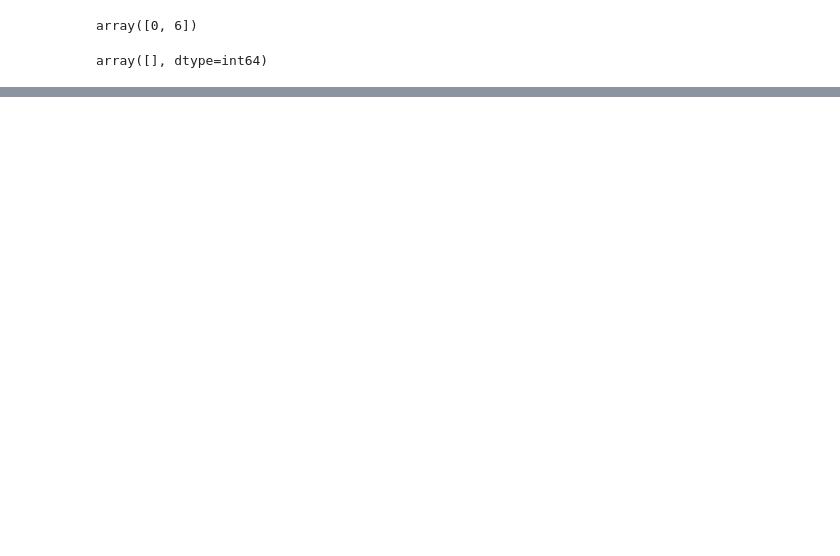
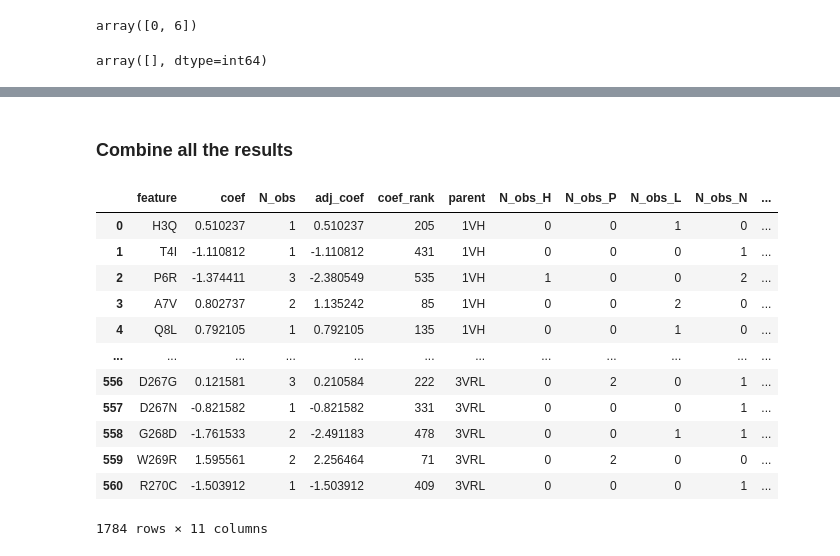
Before and after one commit to RomeroLab/sadx-latent-function, a Jupyter notebook: projects/Biochemical_Ordinal/scripts/Ordinal Regression Oct22.ipynb, the cells around one changed output, grey strips where cells are left out. Saved outputs shown, nothing was run; the diff lists cells and outputs as text; code cells hidden in the pictures; blank space fills up the shorter version.

Commit message:
saving results from all three ordinal regressions

```diff
--- a/projects/Biochemical_Ordinal/scripts/Ordinal Regression Oct22.ipynb
+++ b/projects/Biochemical_Ordinal/scripts/Ordinal Regression Oct22.ipynb
@@ -678,0 +331,9 @@ Predicted response.  [3 3 2 3 2 3 2 3 2 3 3]
+# %%
+# Try out model with alpha = 1.0. This will get overwritten in the gridsearch
+model = mord.LogisticAT(alpha=0.1)
+#model = LogisticAT(alpha=1.0)
+
+model.fit(X, y)
+
+# The score is negative of mean absolute error between prediction and response vector
+print(f"Model Score with alpha={model.alpha} : {model.score(X, y):.2f}")
@@ -678,0 +342,15 @@ Predicted response.  [3 3 2 3 2 3 2 3 2 3 3]
+# %%
+results = pd.DataFrame({'feature':enc.features, 'coef':model.coef_,
+                        'N_obs':X.sum(axis=0).astype(int)})
+results["adj_coef"] = results.coef * np.sqrt(results["N_obs"])
+results["coef_rank"] = 1
+results.loc[np.argsort(results.adj_coef.to_numpy()), "coef_rank"] = np.arange(1, len(results)+1)[::-1]
+
+results["parent"]  = parent
+# count the number of observations in each response category for a feature
+for category, response in response_map.items():
+    results["N_obs_" + category] = \
+            X[y == response, :].sum(axis=0).astype(int)
+
+all_results.append(results)
+results.sort_values(['adj_coef'], ascending=False)
@@ -678,0 +371,36 @@ Predicted response.  [3 3 2 3 2 3 2 3 2 3 3]
+# %% [markdown]
+### Combine all the results
+# %%
+all_results_pd = pd.concat(all_results)
+# %%
+all_results_pd["c_feature"] = all_results_pd.feature.str.slice(1, None)
+
+
+# write out to excel
+
+model_results_excel_filename = f"../output/ordinal_Oct22_model_results.xlsx"
+
+
+with pd.ExcelWriter(model_results_excel_filename, mode='w') as writer:
+
+    all_results_pd.to_excel(
+        writer, index=False, sheet_name="feature_scores")
+
+    #df_model_scores.sort_values("seq_scores", ascending=False).to_excel(
+    #    writer, sheet_name='seq_scores', index=False)
+
+all_results_pd
+# %% [output]
+|  | feature | coef | N_obs | adj_coef | coef_rank | parent | N_obs_H | N_obs_P | N_obs_L | N_obs_N | ... |
+| 0 | H3Q | 0.510237 | 1 | 0.510237 | 205 | 1VH | 0 | 0 | 1 | 0 | ... |
+| 1 | T4I | -1.110812 | 1 | -1.110812 | 431 | 1VH | 0 | 0 | 0 | 1 | ... |
+| 2 | P6R | -1.374411 | 3 | -2.380549 | 535 | 1VH | 1 | 0 | 0 | 2 | ... |
+| 3 | A7V | 0.802737 | 2 | 1.135242 | 85 | 1VH | 0 | 0 | 2 | 0 | ... |
+| 4 | Q8L | 0.792105 | 1 | 0.792105 | 135 | 1VH | 0 | 0 | 1 | 0 | ... |
+| ... | ... | ... | ... | ... | ... | ... | ... | ... | ... | ... | ... |
+| 556 | D267G | 0.121581 | 3 | 0.210584 | 222 | 3VRL | 0 | 2 | 0 | 1 | ... |
+| 557 | D267N | -0.821582 | 1 | -0.821582 | 331 | 3VRL | 0 | 0 | 0 | 1 | ... |
+| 558 | G268D | -1.761533 | 2 | -2.491183 | 478 | 3VRL | 0 | 0 | 1 | 1 | ... |
+| 559 | W269R | 1.595561 | 2 | 2.256464 | 71 | 3VRL | 0 | 2 | 0 | 0 | ... |
+| 560 | R270C | -1.503912 | 1 | -1.503912 | 409 | 3VRL | 0 | 0 | 0 | 1 | ... |
+1784 rows × 11 columns
```
Also changed, not shown: parts of 79 cells of this notebook.
